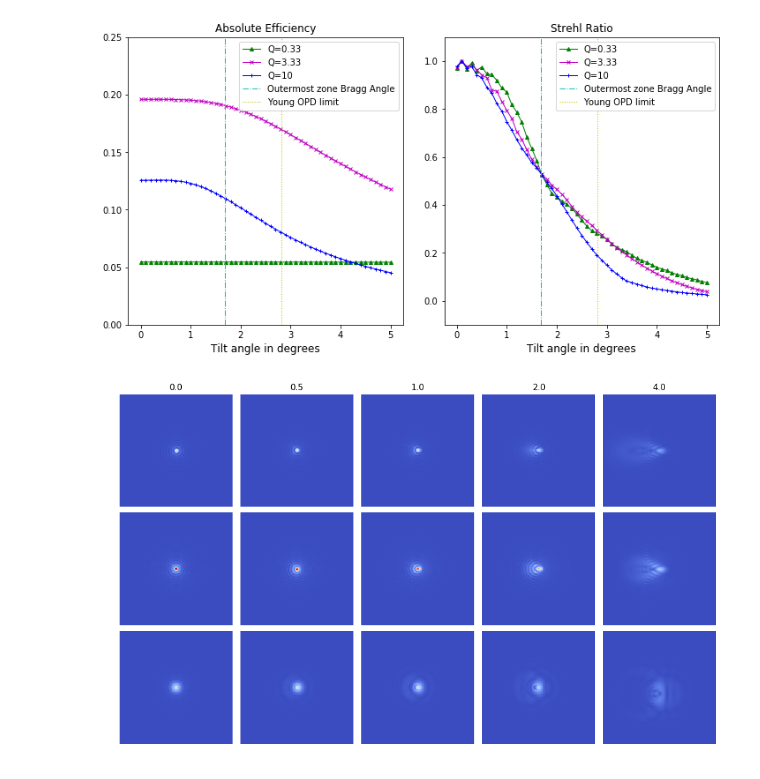
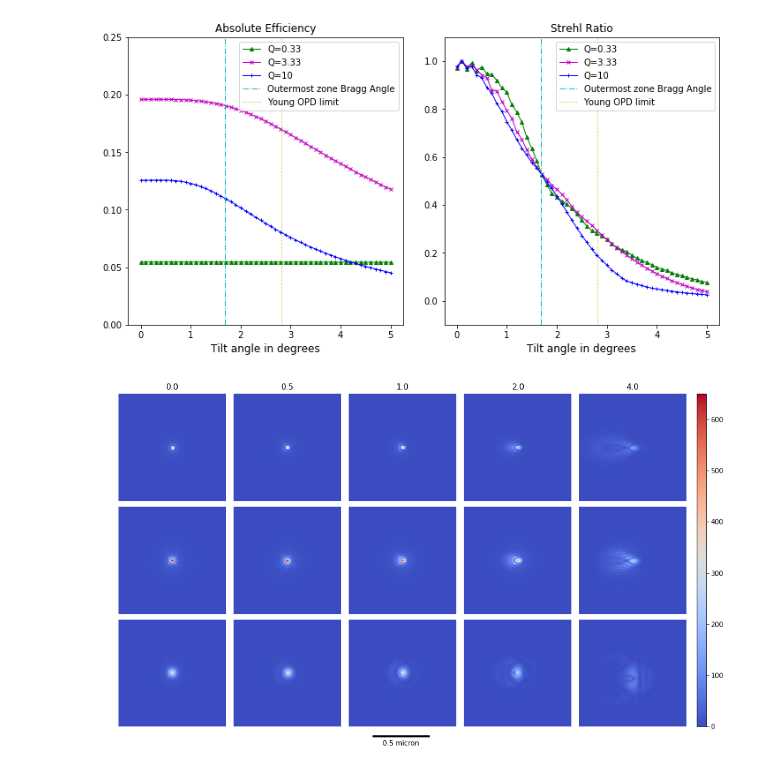
Before and after one commit to CXS-Scattering/zone_plate_testing, a Jupyter notebook: optic_aligned/plots/final_tilt_plots.ipynb, the cells around one changed output. Cells and saved outputs as stored; diff of their text form; code cells hidden in the pictures.

```diff
--- a/optic_aligned/plots/final_tilt_plots.ipynb
+++ b/optic_aligned/plots/final_tilt_plots.ipynb
@@ -126,49 +126,72 @@ n = 100
 
 max_plot_value = 650
 
-ax[0,0].imshow(np.abs(f_1[0])[N-n:N+n,N-n:N+n],cmap='coolwarm',vmin = 0,vmax = max_plot_value)
+im = ax[0,0].imshow(np.abs(f_1[0])[N-n:N+n,N-n:N+n],cmap='coolwarm',vmin = 0,vmax = max_plot_value)
 ax[0,0].axis('off')
-ax[0,1].imshow(np.abs(f_1[5])[N-n:N+n,N-n:N+n],cmap='coolwarm',vmin = 0,vmax = max_plot_value)
+im = ax[0,1].imshow(np.abs(f_1[5])[N-n:N+n,N-n:N+n],cmap='coolwarm',vmin = 0,vmax = max_plot_value)
 ax[0,1].axis('off')
-ax[0,2].imshow(np.abs(f_1[10])[N-n:N+n,N-n:N+n],cmap='coolwarm',vmin = 0,vmax = max_plot_value)
+im = ax[0,2].imshow(np.abs(f_1[10])[N-n:N+n,N-n:N+n],cmap='coolwarm',vmin = 0,vmax = max_plot_value)
 ax[0,2].axis('off')
-ax[0,3].imshow(np.abs(f_1[20])[N-n:N+n,N-n:N+n],cmap='coolwarm',vmin = 0,vmax = max_plot_value)
+im = ax[0,3].imshow(np.abs(f_1[20])[N-n:N+n,N-n:N+n],cmap='coolwarm',vmin = 0,vmax = max_plot_value)
 ax[0,3].axis('off')
-ax[0,4].imshow(np.abs(f_1[40])[N-n:N+n,N-n:N+n],cmap='coolwarm',vmin = 0,vmax = max_plot_value)
+im = ax[0,4].imshow(np.abs(f_1[40])[N-n:N+n,N-n:N+n],cmap='coolwarm',vmin = 0,vmax = max_plot_value)
 ax[0,4].axis('off')
-ax[1,0].imshow(np.abs(f_2[0])[N-n:N+n,N-n:N+n],cmap='coolwarm',vmin = 0,vmax = max_plot_value)
+im = ax[1,0].imshow(np.abs(f_2[0])[N-n:N+n,N-n:N+n],cmap='coolwarm',vmin = 0,vmax = max_plot_value)
 ax[1,0].axis('off')
-ax[1,1].imshow(np.abs(f_2[5])[N-n:N+n,N-n:N+n],cmap='coolwarm',vmin = 0,vmax = max_plot_value)
+im = ax[1,1].imshow(np.abs(f_2[5])[N-n:N+n,N-n:N+n],cmap='coolwarm',vmin = 0,vmax = max_plot_value)
 ax[1,1].axis('off')
-ax[1,2].imshow(np.abs(f_2[10])[N-n:N+n,N-n:N+n],cmap='coolwarm',vmin = 0,vmax = max_plot_value)
+im = ax[1,2].imshow(np.abs(f_2[10])[N-n:N+n,N-n:N+n],cmap='coolwarm',vmin = 0,vmax = max_plot_value)
 ax[1,2].axis('off')
-ax[1,3].imshow(np.abs(f_2[20])[N-n:N+n,N-n:N+n],cmap='coolwarm',vmin = 0,vmax = max_plot_value)
+im = ax[1,3].imshow(np.abs(f_2[20])[N-n:N+n,N-n:N+n],cmap='coolwarm',vmin = 0,vmax = max_plot_value)
 ax[1,3].axis('off')
-ax[1,4].imshow(np.abs(f_2[40])[N-n:N+n,N-n:N+n],cmap='coolwarm',vmin = 0,vmax = max_plot_value)
+im = ax[1,4].imshow(np.abs(f_2[40])[N-n:N+n,N-n:N+n],cmap='coolwarm',vmin = 0,vmax = max_plot_value)
 ax[1,4].axis('off')
-ax[2,0].imshow(np.abs(f_3[0])[N-n:N+n,N-n:N+n],cmap='coolwarm',vmin = 0,vmax = max_plot_value)
+im = ax[2,0].imshow(np.abs(f_3[0])[N-n:N+n,N-n:N+n],cmap='coolwarm',vmin = 0,vmax = max_plot_value)
 ax[2,0].axis('off')
-ax[2,1].imshow(np.abs(f_3[5])[N-n:N+n,N-n:N+n],cmap='coolwarm',vmin = 0,vmax = max_plot_value)
+im = ax[2,1].imshow(np.abs(f_3[5])[N-n:N+n,N-n:N+n],cmap='coolwarm',vmin = 0,vmax = max_plot_value)
 ax[2,1].axis('off')
-ax[2,2].imshow(np.abs(f_3[10])[N-n:N+n,N-n:N+n],cmap='coolwarm',vmin = 0,vmax = max_plot_value)
+im = ax[2,2].imshow(np.abs(f_3[10])[N-n:N+n,N-n:N+n],cmap='coolwarm',vmin = 0,vmax = max_plot_value)
 ax[2,2].axis('off')
-ax[2,3].imshow(np.abs(f_3[20])[N-n:N+n,N-n:N+n],cmap='coolwarm',vmin = 0,vmax = max_plot_value)
+im = ax[2,3].imshow(np.abs(f_3[20])[N-n:N+n,N-n:N+n],cmap='coolwarm',vmin = 0,vmax = max_plot_value)
 ax[2,3].axis('off')
-ax[2,4].imshow(np.abs(f_3[40])[N-n:N+n,N-n:N+n],cmap='coolwarm',vmin = 0,vmax = max_plot_value)
+im = ax[2,4].imshow(np.abs(f_3[40])[N-n:N+n,N-n:N+n],cmap='coolwarm',vmin = 0,vmax = max_plot_value)
 ax[2,4].axis('off')
 
 
 ax[0,0].set_title(round(angles_1[0],2))
 ax[0,1].set_title(round(angles_1[5],2))
 ax[0,2].set_title(round(angles_1[10],2))
 ax[0,3].set_title(round(angles_1[20],2))
 ax[0,4].set_title(round(angles_1[40],2))
 
 fig.subplots_adjust(wspace=0.05)
 fig.subplots_adjust(hspace=0.05)
 
+def draw_sizebar(ax):
+    from mpl_toolkits.axes_grid1.anchored_artists import AnchoredSizeBar
+    from matplotlib.transforms import Bbox
+    asb = AnchoredSizeBar(ax.transData,
+                          ((0.5e-6/4.73e-9)),
+                          '0.5 micron',
+                          8,
+                          pad = 0.2,
+                          sep = 5,
+                          color = 'k',
+                          frameon = False,
+                          label_top = False,
+                          size_vertical = 2,
+                          bbox_to_anchor = Bbox.from_bounds(0.01, 0.075, 1, 1),
+                          bbox_transform = ax.figure.transFigure)
+    ax.add_artist(asb)
+
+
+draw_sizebar(ax[2,0])
+
+cbar_ax = fig.add_axes([0.9125, 0.125, 0.0125, 0.755])
+fig.colorbar(im, cax=cbar_ax)
+
 plt.savefig("foc_spot_half.svg",format='svg',dpi=250)
 
 plt.show()
 # %% [output]
-[figure, old version]
+[figure, new version]
```
Also changed, not shown: 5 other files.
